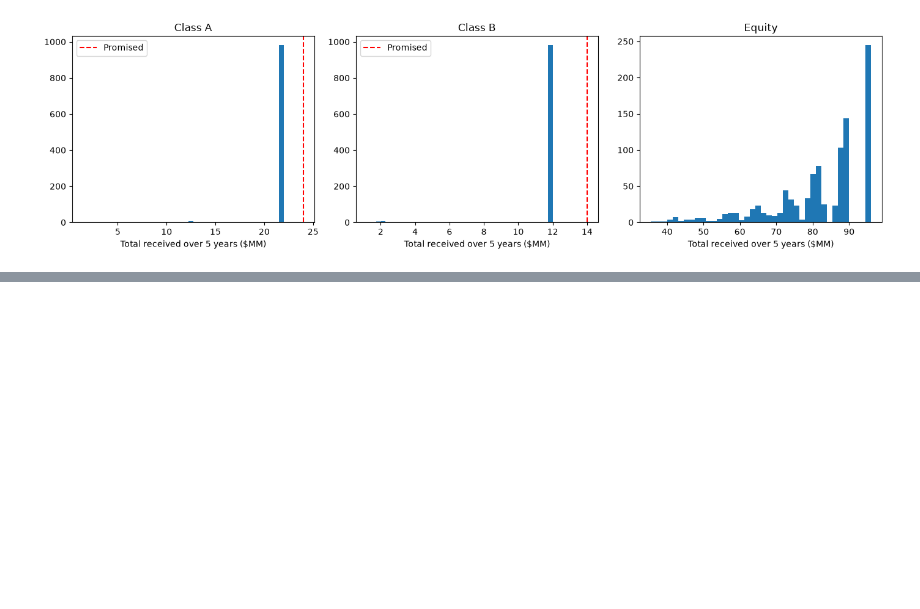
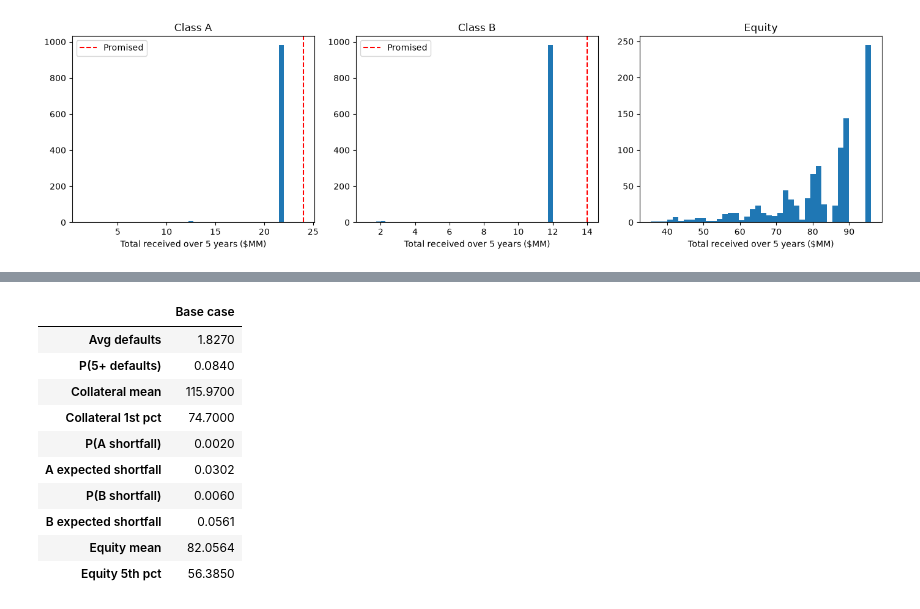
Before and after one commit to BinnySingla/Credit-Default-Swap-Structured-Finance, a Jupyter notebook: notebooks/Credit Default Swap Risk Analysis.ipynb, the cells around one changed output, grey strips where cells are left out. Cells and saved outputs as stored; diff of their text form; code cells hidden in the pictures; blank space fills up the shorter version.

```diff
--- a/notebooks/Credit Default Swap Risk Analysis.ipynb
+++ b/notebooks/Credit Default Swap Risk Analysis.ipynb
@@ -798,0 +856,18 @@ plt.show()
+# %%
+from src.sensitivity_funs import BASE, GRID, KEY_METRICS, run_model, summarize, \
+    run_sensitivity, run_all_sensitivities, run_stress, plot_sensitivity
+
+base = summarize(run_model(Z_sorted, **BASE))
+display(pd.Series(base, name="Base case").round(4).to_frame())
+# %% [output]
+|  | Base case |
+| Avg defaults | 1.8270 |
+| P(5+ defaults) | 0.0840 |
+| Collateral mean | 115.9700 |
+| Collateral 1st pct | 74.7000 |
+| P(A shortfall) | 0.0020 |
+| A expected shortfall | 0.0302 |
+| P(B shortfall) | 0.0060 |
+| B expected shortfall | 0.0561 |
+| Equity mean | 82.0564 |
+| Equity 5th pct | 56.3850 |
```
Also changed, not shown: parts of 12 cells of this notebook, 4 other files.
